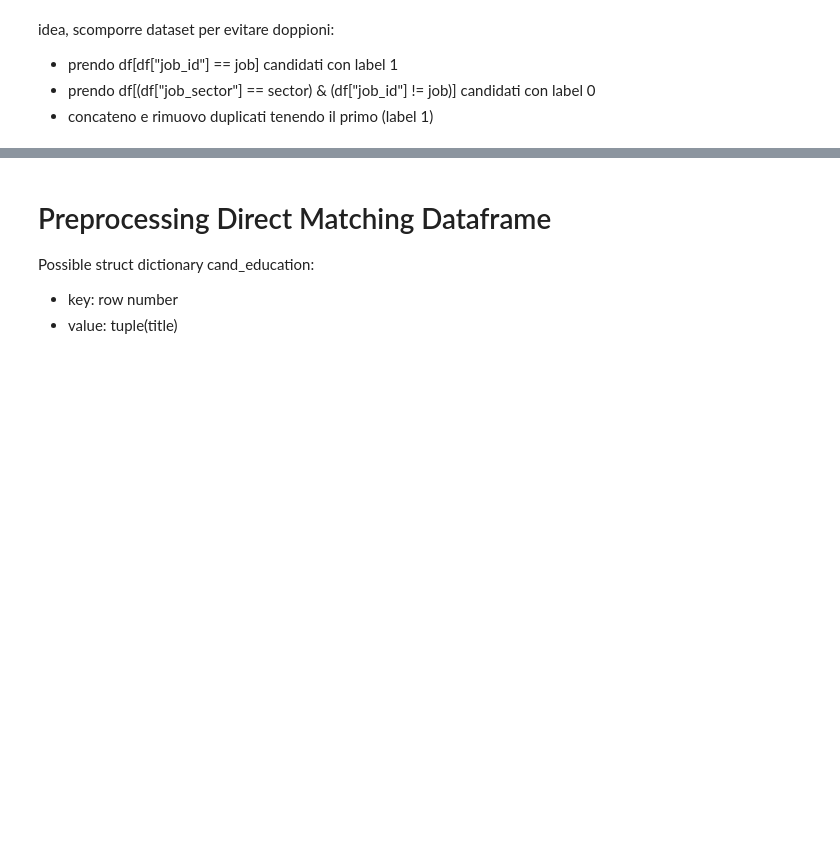
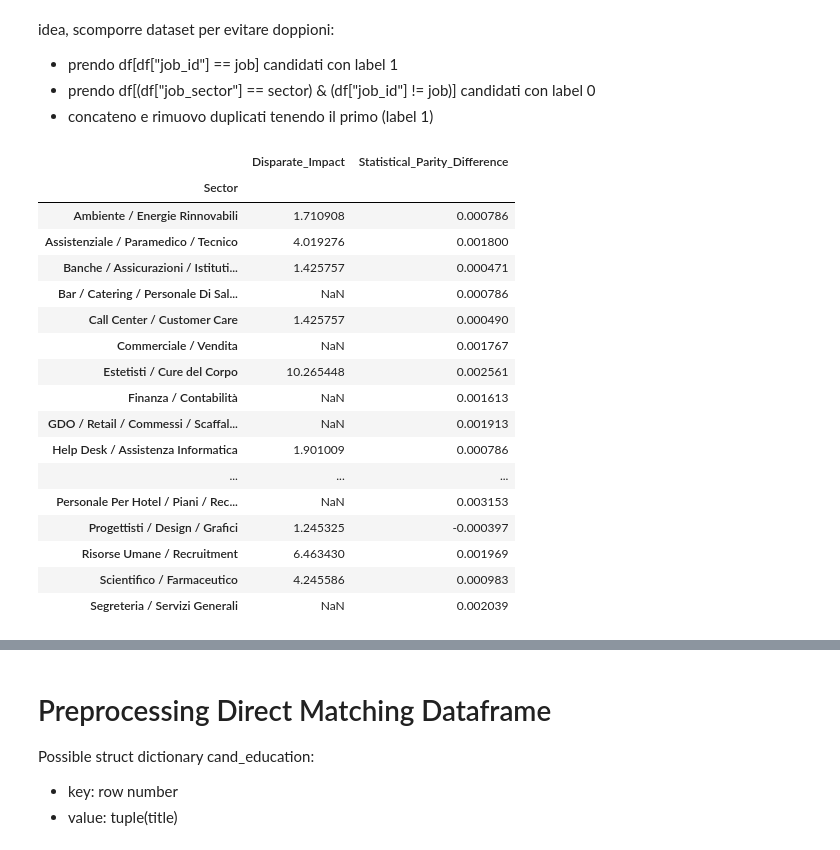
Before and after one commit to lorenzo-massa/Bias-Detection-Mitigation, a Jupyter notebook: AI_industry.ipynb, the cells around one changed output, grey strips where cells are left out. Saved outputs shown, nothing was run; the diff lists cells and outputs as text; code cells hidden in the pictures; blank space fills up the shorter version.

```diff
--- a/AI_industry.ipynb
+++ b/AI_industry.ipynb
@@ -208,0 +203,27 @@ test_df = pd.DataFrame(job_info_list, columns=columns)
+# %%
+#sector = 'Ingegneria / Ricerca e Sviluppo / Laboratorio'
+new_df = pd.DataFrame()
+for sector in df.job_sector.unique():
+  df_sector = get_sector_metric(sector,df)
+  new_df = pd.concat((new_df,df_sector))
+# %%
+new_df.drop(['Job'],axis=1).groupby(['Sector']).mean()
+# %% [output]
+|  | Disparate_Impact | Statistical_Parity_Difference |
+| Sector |  |  |
+| Ambiente / Energie Rinnovabili | 1.710908 | 0.000786 |
+| Assistenziale / Paramedico / Tecnico | 4.019276 | 0.001800 |
+| Banche / Assicurazioni / Istituti... | 1.425757 | 0.000471 |
+| Bar / Catering / Personale Di Sal... | NaN | 0.000786 |
+| Call Center / Customer Care | 1.425757 | 0.000490 |
+| Commerciale / Vendita | NaN | 0.001767 |
+| Estetisti / Cure del Corpo | 10.265448 | 0.002561 |
+| Finanza / Contabilità | NaN | 0.001613 |
+| GDO / Retail / Commessi / Scaffal... | NaN | 0.001913 |
+| Help Desk / Assistenza Informatica | 1.901009 | 0.000786 |
+| ... | ... | ... |
+| Personale Per Hotel / Piani / Rec... | NaN | 0.003153 |
+| Progettisti / Design / Grafici | 1.245325 | -0.000397 |
+| Risorse Umane / Recruitment | 6.463430 | 0.001969 |
+| Scientifico / Farmaceutico | 4.245586 | 0.000983 |
+| Segreteria / Servizi Generali | NaN | 0.002039 |
```
Also changed, not shown: parts of 3 cells of this notebook.
